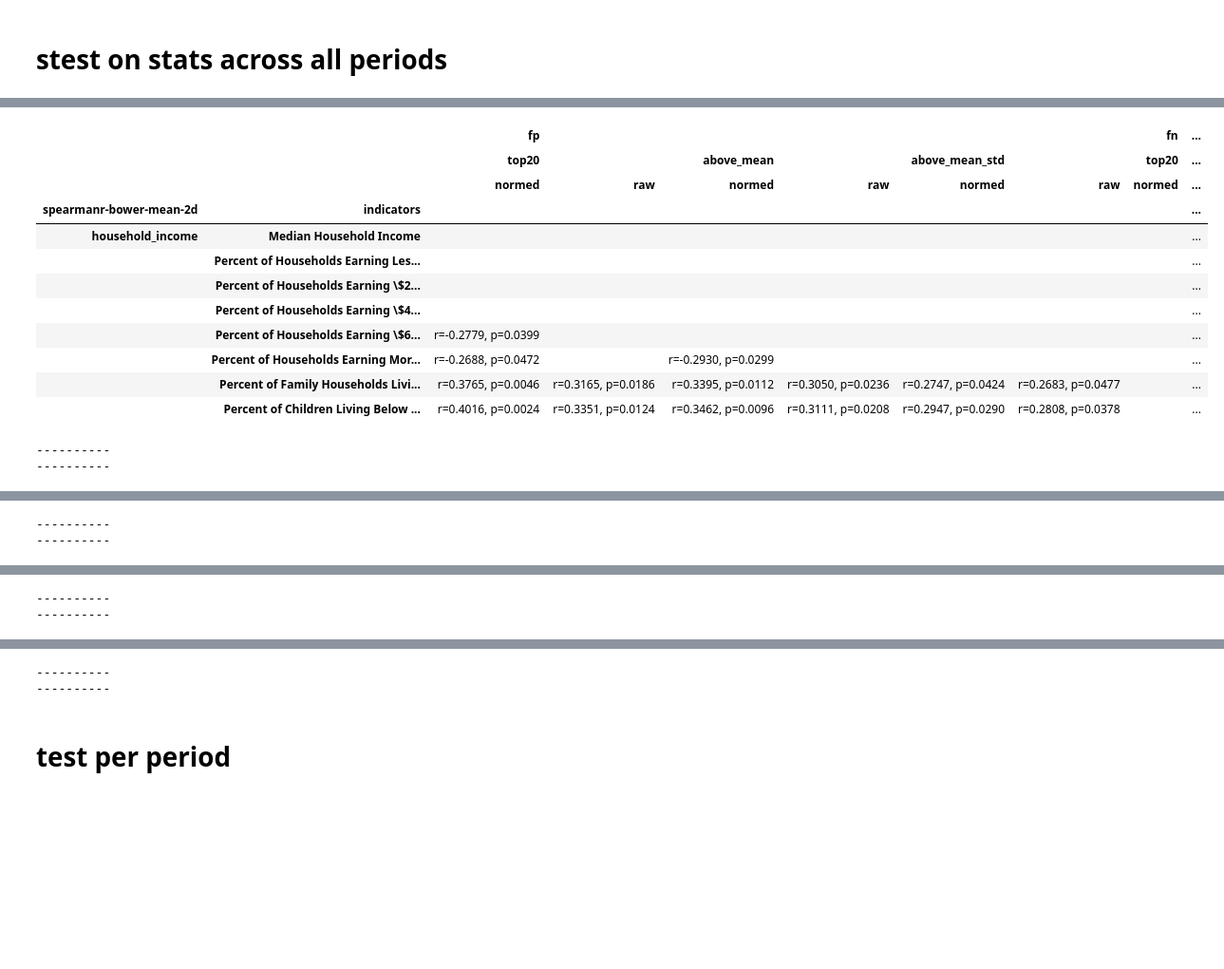
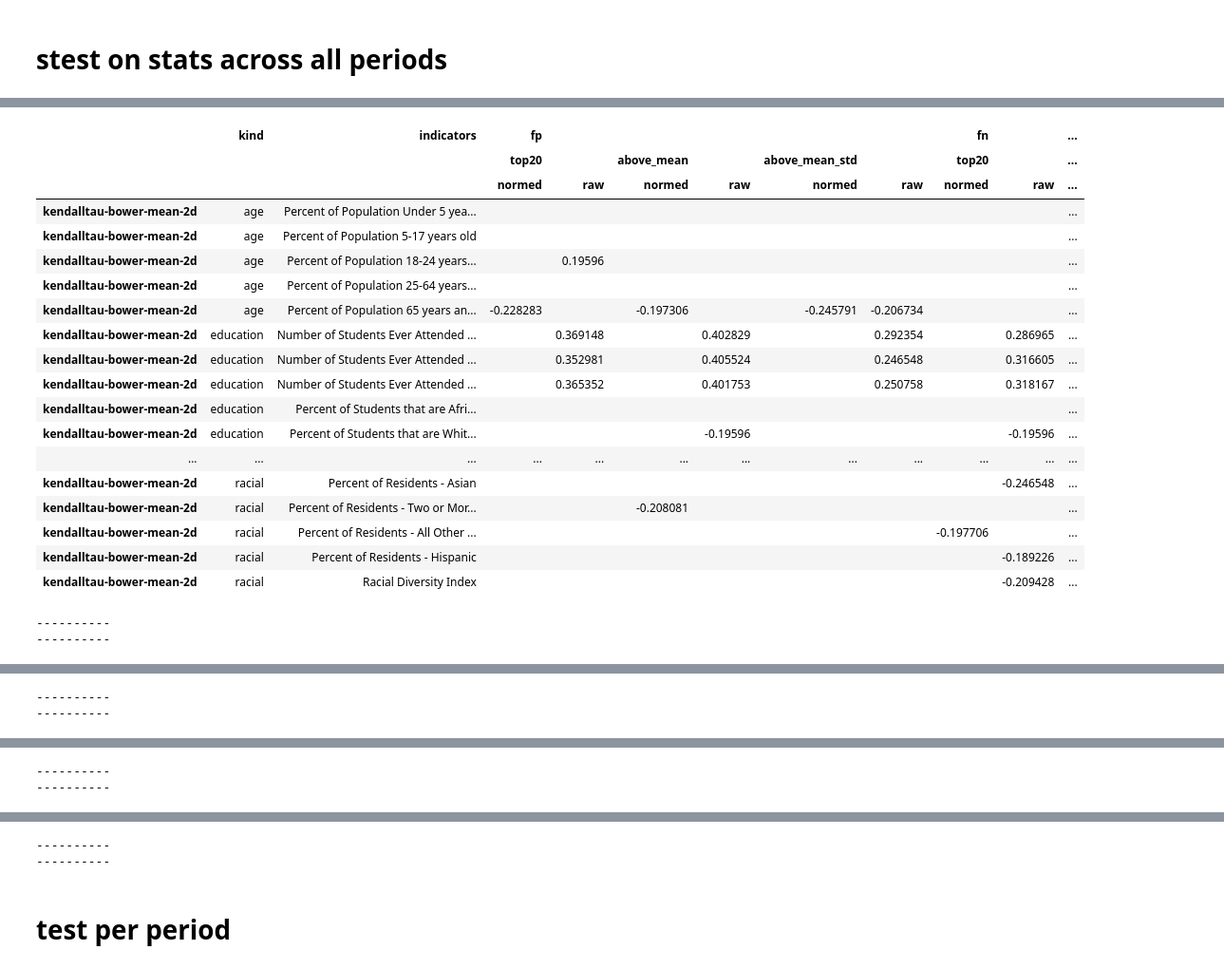
Before and after one commit to JHWu92/public-safety-baltimore, a Jupyter notebook: bias-in-bower-replicate-fpn.ipynb, the cells around one changed output, grey strips where cells are left out. Shown: that part at 95% size. Saved outputs shown, nothing was run; the diff lists cells and outputs as text; code cells hidden in the pictures; blank space fills up the shorter version.

Commit message:
add cohen's d, update report table format

```diff
--- a/bias-in-bower-replicate-fpn.ipynb
+++ b/bias-in-bower-replicate-fpn.ipynb
@@ -11,6 +11,10 @@ from src.constants import BniaIndicators
 from src.exp_helper import *
 from sklearn.metrics import r2_score, explained_variance_score
 from IPython.display import display
+from src.utils import cohen_d
+pd.set_option('display.max_colwidth', -1)
+
+pd.set_option('display.max_columns', 30)
 # %%
 IDCTR2010 = pd.read_excel('data/open-baltimore/raw/VS16_Indicators_2010-2016.xlsx',sheet_name='2010')
 IDCTR2010 = IDCTR2010.set_index('CSA2010').drop('Baltimore City')
@@ -21,6 +25,9 @@ IDCTR = pd.read_excel('data/open-baltimore/raw/VS16_Indicators_2010-2016.xlsx',s
 IDCTR = IDCTR.set_index('CSA2010').drop('Baltimore City')
 print('gender cols is from 2010')
 IDCTR = IDCTR.join(IDCTR2010[list(BniaIndicators.gender)])
+
+IDCTR[BniaIndicators.gender[0]] = IDCTR[BniaIndicators.gender[0]]/POP
+IDCTR[BniaIndicators.gender[1]] = IDCTR[BniaIndicators.gender[1]]/POP
 # %% [output]
 gender cols is from 2010
 # %%
@@ -112,6 +119,9 @@ def statistical_test_stat_periods(pred_df, test, idctr_cols):
             res['r_kde200'] = r_kde200
             res['p_kde200'] = p_kde200
             res['rp_kde200'] = 'r=%0.4f, p=%0.4f' % (r_kde200, p_kde200)
+            # cohen'd
+            res['cd_bower'] = cohen_d(b_stat,idctr)
+            res['cd_kde200'] = cohen_d(k_stat, idctr)
             stest.append(res)
     return pd.DataFrame(stest)
 # %%
@@ -133,6 +143,9 @@ Wall time: 30.7 s
 # %%
 %%time
-idctr_cols= form_cols('household_income')
+kinds = None # 'household_income'
+idctr_cols= form_cols(kinds)
+name_in_table = 'r'  # rp cd r
+sig_lvl = SIG_LVL  # SIG_LVL 1
 
 all_stest_stat_report_table = {}
 for _, tname in TEST_CHOICES:
@@ -143,7 +156,7 @@ for _, tname in TEST_CHOICES:
         for mname in ['bower', 'kde200']:
             for stat_name in ['mean',]:
                 m_stat_rp = stest[stest.stat_name==stat_name].set_index('indicator').drop('stat_name', axis=1)
-                m_stat_rp = m_stat_rp[m_stat_rp[f"p_{mname}"]<SIG_LVL][f'rp_{mname}']
+                m_stat_rp = m_stat_rp[m_stat_rp[f"p_{mname}"]<sig_lvl][f'{name_in_table}_{mname}']
                 m_stat_rp.name = '%s-%s-%s' % (mname, stat_name, keys2name(xday, fpn, hname, normed))
                 m_stat_sig.append(m_stat_rp)
 
@@ -160,28 +173,39 @@ Wall time: 664 ms
 # %%
-tname = 'spearmanr'  # pearsonr spearmanr kendalltau
+tname = 'kendalltau'  # pearsonr spearmanr kendalltau
 report_table = all_stest_stat_report_table[tname]
 for mname in ('bower','kde200'):
     for stat_name in ['mean',]:
         for xday in (2,7):
             xday_name=f'{xday}d'
+            comb_name = '%s-%s-%s-%s' % (tname, mname, stat_name, xday_name)
             print()
             tmp_df = report_table.loc[:, (mname, stat_name, xday_name)].copy()
-            tmp_df.index.names = ['%s-%s-%s-%s' % (tname, mname, stat_name, xday_name), 'indicators']
+            tmp_df.index.names = ['kind', 'indicators']
+            tmp_df[('count',20,20)] = tmp_df.apply(lambda x: x!='').sum(axis=1)
+            tmp_df = tmp_df.reset_index()
+            tmp_df.index = [comb_name] * tmp_df.shape[0]
             display(tmp_df)
             print('-'*10)
             print('-'*10)
 # %% [output]
-|  |  | fp |  |  |  |  |  | fn | ... |
-|  |  | top20 |  | above_mean |  | above_mean_std |  | top20 | ... |
-|  |  | normed | raw | normed | raw | normed | raw | normed | ... |
-| spearmanr-bower-mean-2d | indicators |  |  |  |  |  |  |  | ... |
-| household_income | Median Household Income |  |  |  |  |  |  |  | ... |
-|  | Percent of Households Earning Les... |  |  |  |  |  |  |  | ... |
-|  | Percent of Households Earning \$2... |  |  |  |  |  |  |  | ... |
-|  | Percent of Households Earning \$4... |  |  |  |  |  |  |  | ... |
-|  | Percent of Households Earning \$6... | r=-0.2779, p=0.0399 |  |  |  |  |  |  | ... |
-|  | Percent of Households Earning Mor... | r=-0.2688, p=0.0472 |  | r=-0.2930, p=0.0299 |  |  |  |  | ... |
-|  | Percent of Family Households Livi... | r=0.3765, p=0.0046 | r=0.3165, p=0.0186 | r=0.3395, p=0.0112 | r=0.3050, p=0.0236 | r=0.2747, p=0.0424 | r=0.2683, p=0.0477 |  | ... |
-|  | Percent of Children Living Below ... | r=0.4016, p=0.0024 | r=0.3351, p=0.0124 | r=0.3462, p=0.0096 | r=0.3111, p=0.0208 | r=0.2947, p=0.0290 | r=0.2808, p=0.0378 |  | ... |
+|  | kind | indicators | fp |  |  |  |  |  | fn |  | ... |
+|  |  |  | top20 |  | above_mean |  | above_mean_std |  | top20 |  | ... |
+|  |  |  | normed | raw | normed | raw | normed | raw | normed | raw | ... |
+| kendalltau-bower-mean-2d | age | Percent of Population Under 5 yea... |  |  |  |  |  |  |  |  | ... |
+| kendalltau-bower-mean-2d | age | Percent of Population 5-17 years old |  |  |  |  |  |  |  |  | ... |
+| kendalltau-bower-mean-2d | age | Percent of Population 18-24 years... |  | 0.19596 |  |  |  |  |  |  | ... |
+| kendalltau-bower-mean-2d | age | Percent of Population 25-64 years... |  |  |  |  |  |  |  |  | ... |
+| kendalltau-bower-mean-2d | age | Percent of Population 65 years an... | -0.228283 |  | -0.197306 |  | -0.245791 | -0.206734 |  |  | ... |
+| kendalltau-bower-mean-2d | education | Number of Students Ever Attended ... |  | 0.369148 |  | 0.402829 |  | 0.292354 |  | 0.286965 | ... |
+| kendalltau-bower-mean-2d | education | Number of Students Ever Attended ... |  | 0.352981 |  | 0.405524 |  | 0.246548 |  | 0.316605 | ... |
+| kendalltau-bower-mean-2d | education | Number of Students Ever Attended ... |  | 0.365352 |  | 0.401753 |  | 0.250758 |  | 0.318167 | ... |
+| kendalltau-bower-mean-2d | education | Percent of Students that are Afri... |  |  |  |  |  |  |  |  | ... |
+| kendalltau-bower-mean-2d | education | Percent of Students that are Whit... |  |  |  | -0.19596 |  |  |  | -0.19596 | ... |
+| ... | ... | ... | ... | ... | ... | ... | ... | ... | ... | ... | ... |
+| kendalltau-bower-mean-2d | racial | Percent of Residents - Asian |  |  |  |  |  |  |  | -0.246548 | ... |
+| kendalltau-bower-mean-2d | racial | Percent of Residents - Two or Mor... |  |  | -0.208081 |  |  |  |  |  | ... |
+| kendalltau-bower-mean-2d | racial | Percent of Residents - All Other ... |  |  |  |  |  |  | -0.197706 |  | ... |
+| kendalltau-bower-mean-2d | racial | Percent of Residents - Hispanic |  |  |  |  |  |  |  | -0.189226 | ... |
+| kendalltau-bower-mean-2d | racial | Racial Diversity Index |  |  |  |  |  |  |  | -0.209428 | ... |
 ----------
 ----------
```
Also changed, not shown: parts of 3 cells of this notebook, 1 other file.
